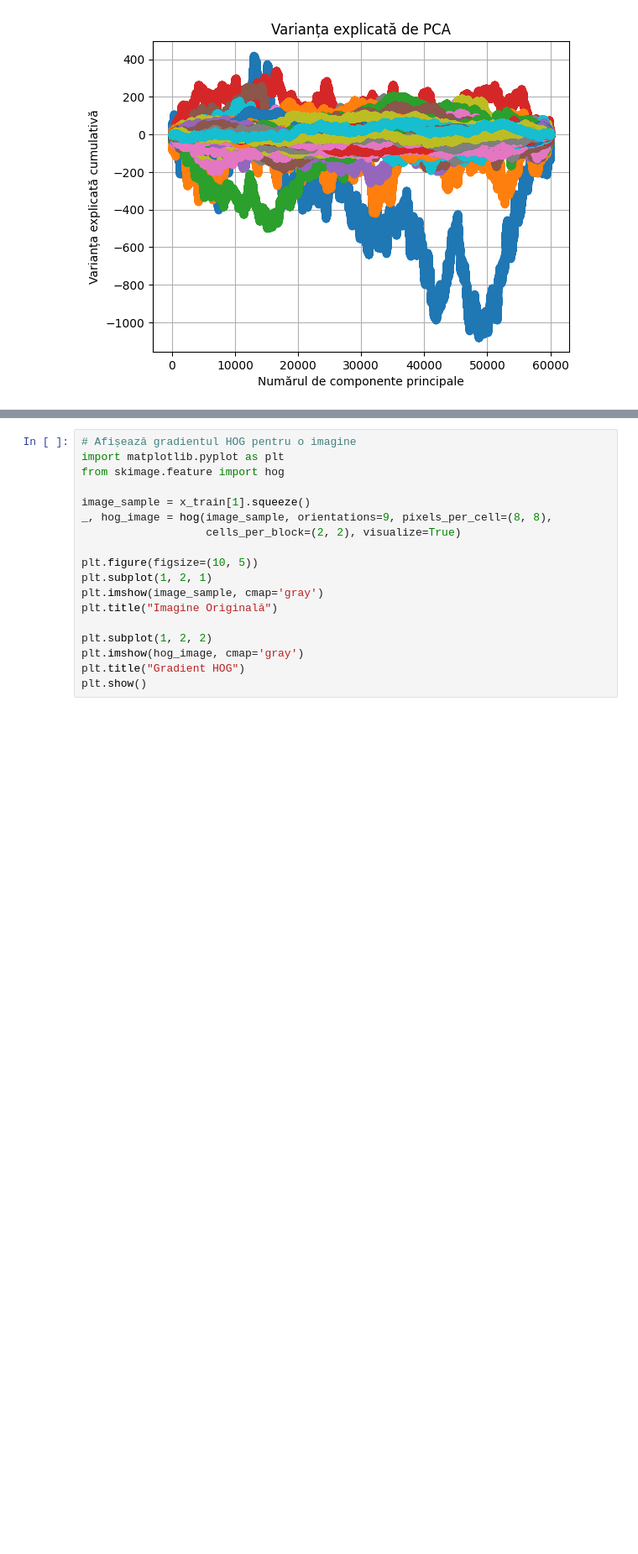
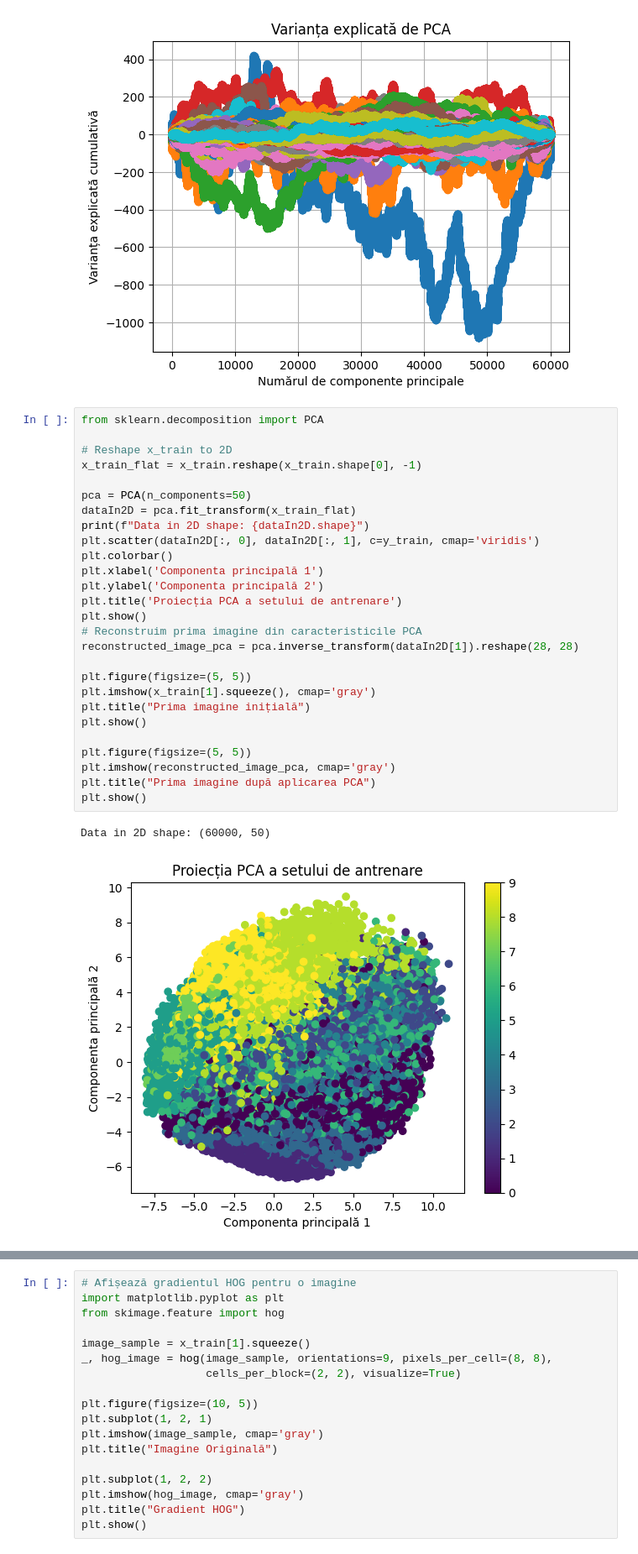
Before and after one commit to Vulturul2k/ML_project, a Jupyter notebook: tema1AI.ipynb, the cells around one changed output, grey strips where cells are left out. Shown: that part at 84% size. Drawn from its saved outputs; the diff is of its cells as text; blank space fills up the shorter version.

```diff
--- a/tema1AI.ipynb
+++ b/tema1AI.ipynb
@@ -73,3 +73,33 @@ plt.grid()
 plt.show()
 # %% [output]
 [figure]
+# %%
+from sklearn.decomposition import PCA
+
+# Reshape x_train to 2D
+x_train_flat = x_train.reshape(x_train.shape[0], -1)
+
+pca = PCA(n_components=50)
+dataIn2D = pca.fit_transform(x_train_flat)
+print(f"Data in 2D shape: {dataIn2D.shape}")
+plt.scatter(dataIn2D[:, 0], dataIn2D[:, 1], c=y_train, cmap='viridis')
+plt.colorbar()
+plt.xlabel('Componenta principală 1')
+plt.ylabel('Componenta principală 2')
+plt.title('Proiecția PCA a setului de antrenare')
+plt.show()
+# Reconstruim prima imagine din caracteristicile PCA
+reconstructed_image_pca = pca.inverse_transform(dataIn2D[1]).reshape(28, 28)
+
+plt.figure(figsize=(5, 5))
+plt.imshow(x_train[1].squeeze(), cmap='gray')
+plt.title("Prima imagine inițială")
+plt.show()
+
+plt.figure(figsize=(5, 5))
+plt.imshow(reconstructed_image_pca, cmap='gray')
+plt.title("Prima imagine după aplicarea PCA")
+plt.show()
+# %% [output]
+Data in 2D shape: (60000, 50)
+[figure, added]
```
Also changed, not shown: parts of 4 cells of this notebook.
